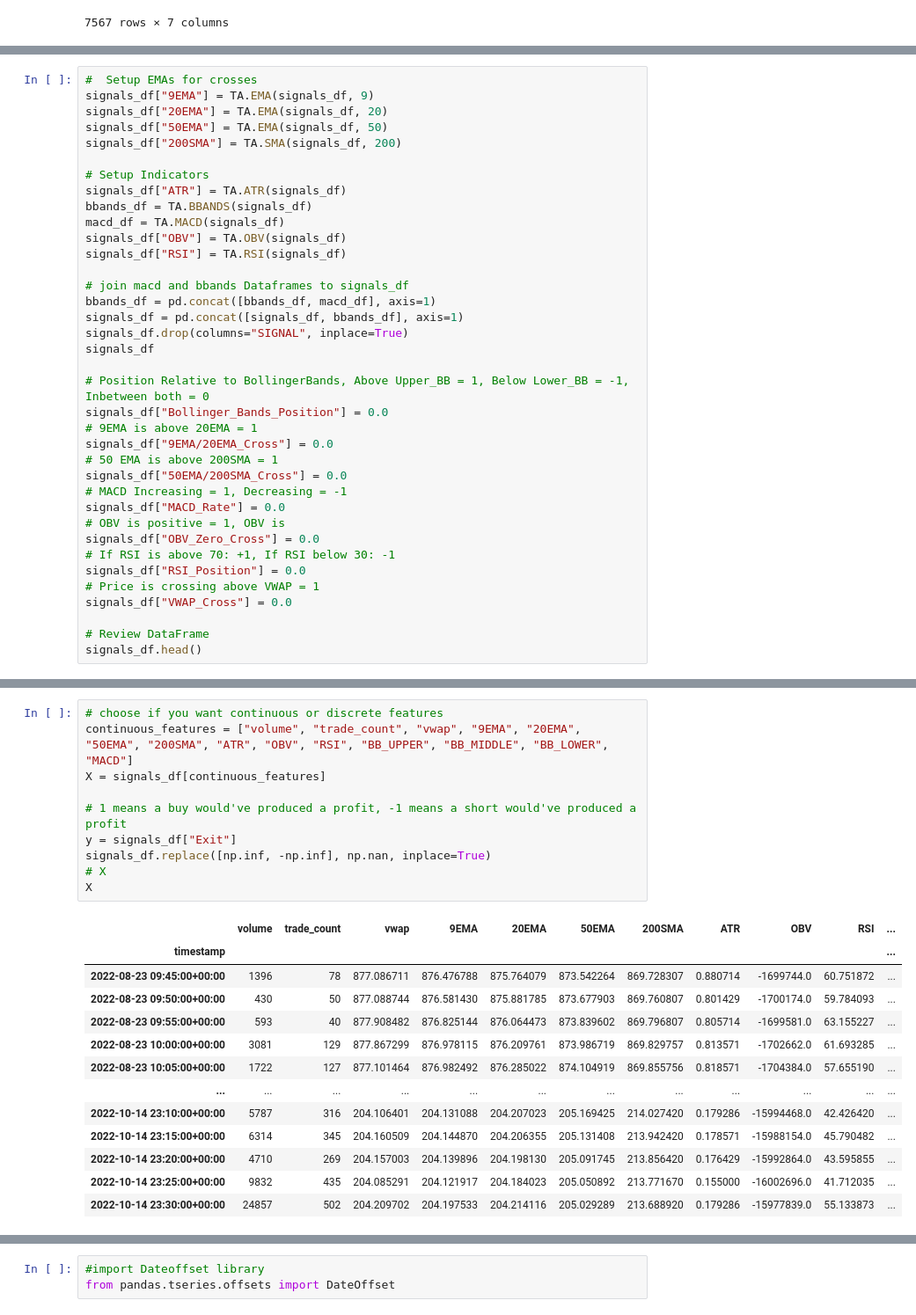
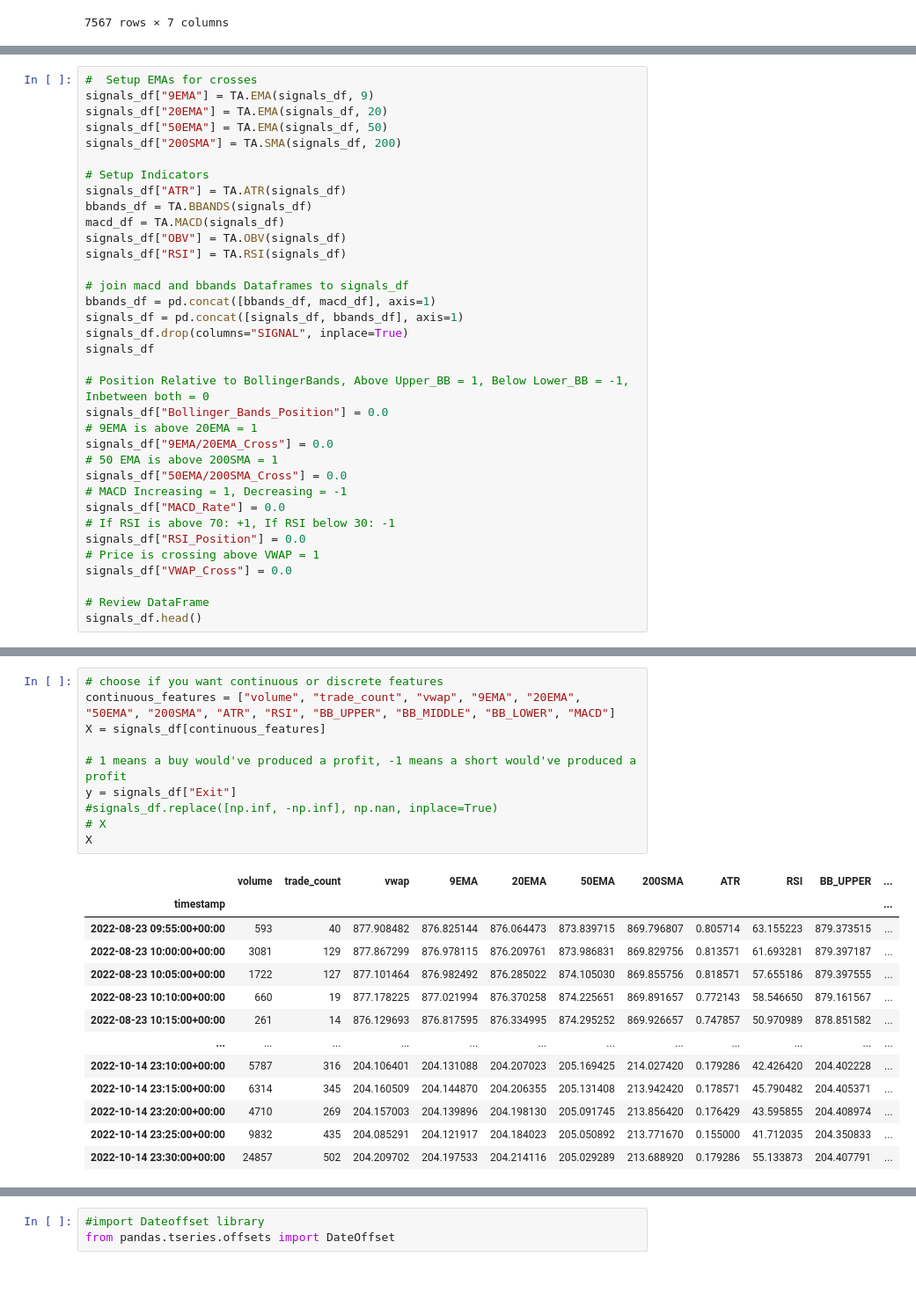
Before and after one commit to TimL2/Group_Project_2_ML_Bot, a Jupyter notebook: ML_Trading_Bot.ipynb, the cells around one changed output, grey strips where cells are left out. Shown at 88% size. Saved outputs shown, nothing was run; the diff lists cells and outputs as text; blank space fills up the shorter version.

```diff
--- a/ML_Trading_Bot.ipynb
+++ b/ML_Trading_Bot.ipynb
@@ -103,8 +112,6 @@ signals_df["9EMA/20EMA_Cross"] = 0.0
 signals_df["50EMA/200SMA_Cross"] = 0.0
 # MACD Increasing = 1, Decreasing = -1
 signals_df["MACD_Rate"] = 0.0
-# OBV is positive = 1, OBV is
-signals_df["OBV_Zero_Cross"] = 0.0
 # If RSI is above 70: +1, If RSI below 30: -1
 signals_df["RSI_Position"] = 0.0
 # Price is crossing above VWAP = 1
@@ -207,25 +231,25 @@ signals_df["Exit"].value_counts()
 Name: Exit, dtype: int64
 # %%
 # choose if you want continuous or discrete features
-continuous_features = ["volume", "trade_count", "vwap", "9EMA", "20EMA", "50EMA", "200SMA", "ATR", "OBV", "RSI", "BB_UPPER", "BB_MIDDLE", "BB_LOWER", "MACD"]
+continuous_features = ["volume", "trade_count", "vwap", "9EMA", "20EMA", "50EMA", "200SMA", "ATR", "RSI", "BB_UPPER", "BB_MIDDLE", "BB_LOWER", "MACD"]
 X = signals_df[continuous_features]
 
 # 1 means a buy would've produced a profit, -1 means a short would've produced a profit
 y = signals_df["Exit"]
-signals_df.replace([np.inf, -np.inf], np.nan, inplace=True)
+#signals_df.replace([np.inf, -np.inf], np.nan, inplace=True)
 # X
 X
 # %% [output]
-|  | volume | trade_count | vwap | 9EMA | 20EMA | 50EMA | 200SMA | ATR | OBV | RSI | ... |
+|  | volume | trade_count | vwap | 9EMA | 20EMA | 50EMA | 200SMA | ATR | RSI | BB_UPPER | ... |
 | timestamp |  |  |  |  |  |  |  |  |  |  | ... |
-| 2022-08-23 09:45:00+00:00 | 1396 | 78 | 877.086711 | 876.476788 | 875.764079 | 873.542264 | 869.728307 | 0.880714 | -1699744.0 | 60.751872 | ... |
-| 2022-08-23 09:50:00+00:00 | 430 | 50 | 877.088744 | 876.581430 | 875.881785 | 873.677903 | 869.760807 | 0.801429 | -1700174.0 | 59.784093 | ... |
-| 2022-08-23 09:55:00+00:00 | 593 | 40 | 877.908482 | 876.825144 | 876.064473 | 873.839602 | 869.796807 | 0.805714 | -1699581.0 | 63.155227 | ... |
-| 2022-08-23 10:00:00+00:00 | 3081 | 129 | 877.867299 | 876.978115 | 876.209761 | 873.986719 | 869.829757 | 0.813571 | -1702662.0 | 61.693285 | ... |
-| 2022-08-23 10:05:00+00:00 | 1722 | 127 | 877.101464 | 876.982492 | 876.285022 | 874.104919 | 869.855756 | 0.818571 | -1704384.0 | 57.655190 | ... |
+| 2022-08-23 09:55:00+00:00 | 593 | 40 | 877.908482 | 876.825144 | 876.064473 | 873.839715 | 869.796807 | 0.805714 | 63.155223 | 879.373515 | ... |
+| 2022-08-23 10:00:00+00:00 | 3081 | 129 | 877.867299 | 876.978115 | 876.209761 | 873.986831 | 869.829756 | 0.813571 | 61.693281 | 879.397187 | ... |
+| 2022-08-23 10:05:00+00:00 | 1722 | 127 | 877.101464 | 876.982492 | 876.285022 | 874.105030 | 869.855756 | 0.818571 | 57.655186 | 879.397555 | ... |
+| 2022-08-23 10:10:00+00:00 | 660 | 19 | 877.178225 | 877.021994 | 876.370258 | 874.225651 | 869.891657 | 0.772143 | 58.546650 | 879.161567 | ... |
+| 2022-08-23 10:15:00+00:00 | 261 | 14 | 876.129693 | 876.817595 | 876.334995 | 874.295252 | 869.926657 | 0.747857 | 50.970989 | 878.851582 | ... |
 | ... | ... | ... | ... | ... | ... | ... | ... | ... | ... | ... | ... |
-| 2022-10-14 23:10:00+00:00 | 5787 | 316 | 204.106401 | 204.131088 | 204.207023 | 205.169425 | 214.027420 | 0.179286 | -15994468.0 | 42.426420 | ... |
-| 2022-10-14 23:15:00+00:00 | 6314 | 345 | 204.160509 | 204.144870 | 204.206355 | 205.131408 | 213.942420 | 0.178571 | -15988154.0 | 45.790482 | ... |
-| 2022-10-14 23:20:00+00:00 | 4710 | 269 | 204.157003 | 204.139896 | 204.198130 | 205.091745 | 213.856420 | 0.176429 | -15992864.0 | 43.595855 | ... |
-| 2022-10-14 23:25:00+00:00 | 9832 | 435 | 204.085291 | 204.121917 | 204.184023 | 205.050892 | 213.771670 | 0.155000 | -16002696.0 | 41.712035 | ... |
-| 2022-10-14 23:30:00+00:00 | 24857 | 502 | 204.209702 | 204.197533 | 204.214116 | 205.029289 | 213.688920 | 0.179286 | -15977839.0 | 55.133873 | ... |
+| 2022-10-14 23:10:00+00:00 | 5787 | 316 | 204.106401 | 204.131088 | 204.207023 | 205.169425 | 214.027420 | 0.179286 | 42.426420 | 204.402228 | ... |
+| 2022-10-14 23:15:00+00:00 | 6314 | 345 | 204.160509 | 204.144870 | 204.206355 | 205.131408 | 213.942420 | 0.178571 | 45.790482 | 204.405371 | ... |
+| 2022-10-14 23:20:00+00:00 | 4710 | 269 | 204.157003 | 204.139896 | 204.198130 | 205.091745 | 213.856420 | 0.176429 | 43.595855 | 204.408974 | ... |
+| 2022-10-14 23:25:00+00:00 | 9832 | 435 | 204.085291 | 204.121917 | 204.184023 | 205.050892 | 213.771670 | 0.155000 | 41.712035 | 204.350833 | ... |
+| 2022-10-14 23:30:00+00:00 | 24857 | 502 | 204.209702 | 204.197533 | 204.214116 | 205.029289 | 213.688920 | 0.179286 | 55.133873 | 204.407791 | ... |
```
Also changed, not shown: parts of 13 cells of this notebook.
